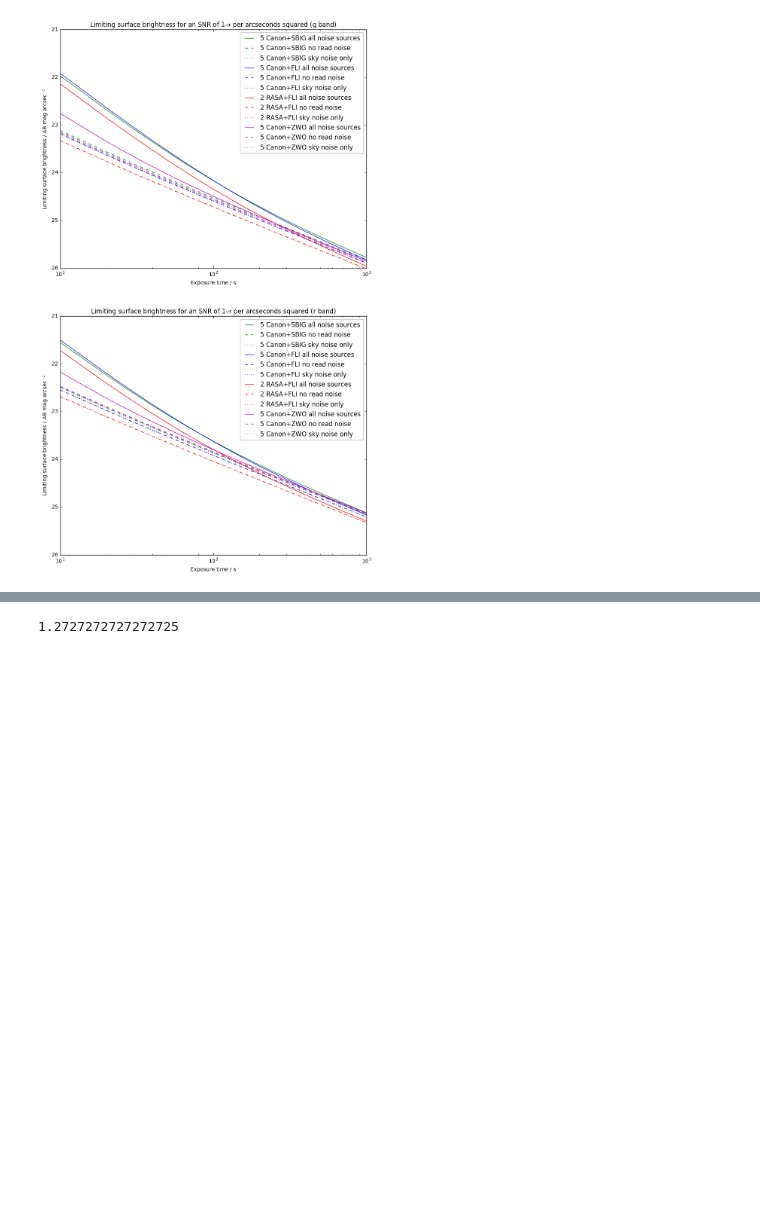
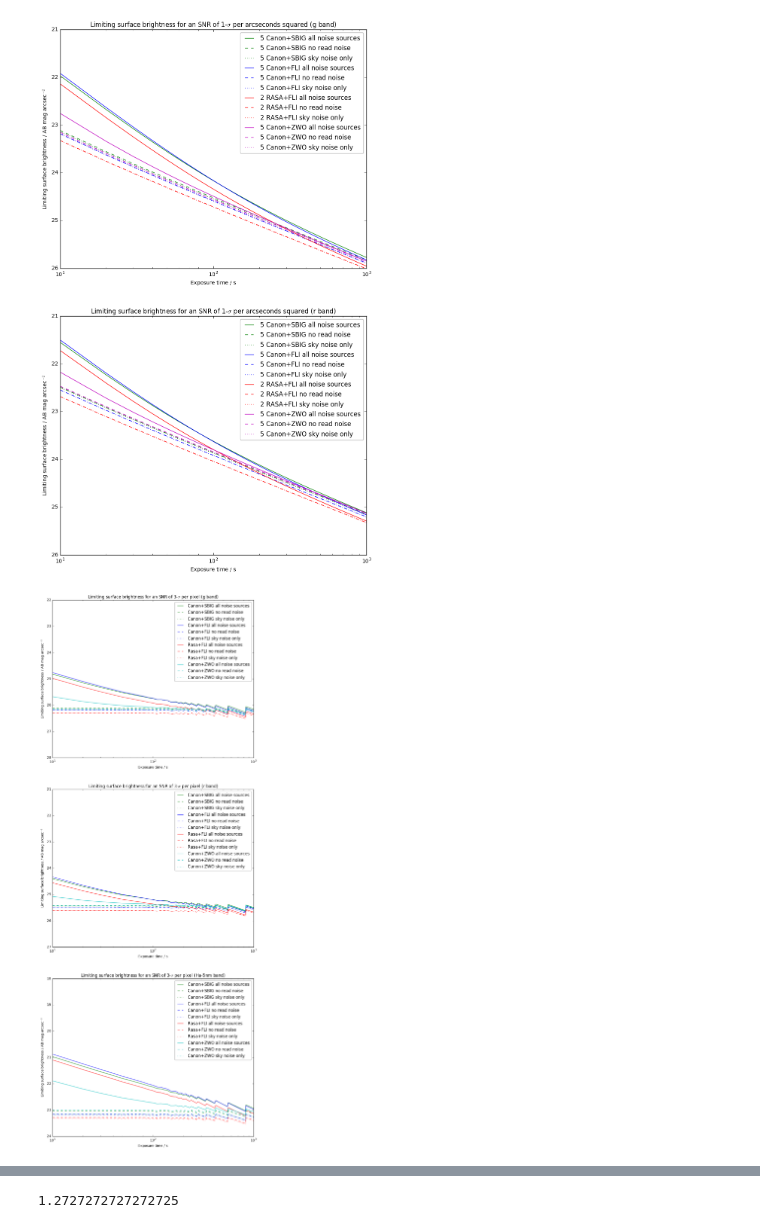
Before and after one commit to AnthonyHorton/signal-to-noise, a Jupyter notebook: Huntsman SNR.ipynb, the cells around one changed output, grey strips where cells are left out. Cells and saved outputs as stored; diff of their text form; code cells hidden in the pictures; blank space fills up the shorter version.

```diff
--- a/Huntsman SNR.ipynb
+++ b/Huntsman SNR.ipynb
@@ -309,3 +310,16 @@ ts, pg2, pgr2, pgi2 = calculate_limits(rasa_fli_g,'per arcseconds squared', 1.0,
 ts, pr2, prr2, pri2 = calculate_limits(rasa_fli_r,'per arcseconds squared', 1.0, 2)
 ts, pg3, pgr3, pgi3 = calculate_limits(canon_zwo_g, 'per arcseconds squared', 1.0, 5)
 ts, pr3, prr3, pri3 = calculate_limits(canon_zwo_r, 'per arcseconds squared', 1.0, 5)
+# %%
+ts, qg, qgr, qgi = calculate_limits(canon_sbig_g, 'per arcseconds squared', 1.0, 5, False)
+ts, qr, qrr, qri = calculate_limits(canon_sbig_r, 'per arcseconds squared', 1.0, 5, False)
+ts, qh, qhr, qhi = calculate_limits(canon_sbig_Ha5, 'per arcseconds squared', 1.0, 5, False)
+ts, qg1, qgr1, qgi1 = calculate_limits(canon_fli_g,'per arcseconds squared', 1.0, 5, False)
+ts, qr1, qrr1, qri1 = calculate_limits(canon_fli_r,'per arcseconds squared', 1.0, 5, False)
+ts, qh1, qhr1, qhi1 = calculate_limits(canon_fli_Ha5,'per arcseconds squared', 1.0, 5, False)
+ts, qg2, qgr2, qgi2 = calculate_limits(rasa_fli_g,'per arcseconds squared', 1.0, 2, False)
+ts, qr2, qrr2, qri2 = calculate_limits(rasa_fli_r,'per arcseconds squared', 1.0, 2, False)
+ts, qh2, qhr2, qhi2 = calculate_limits(rasa_fli_Ha5,'per arcseconds squared', 1.0, 2, False)
+ts, qg3, qgr3, qgi3 = calculate_limits(canon_zwo_g, 'per arcseconds squared', 1.0, 5, False)
+ts, qr3, qrr3, qri3 = calculate_limits(canon_zwo_r, 'per arcseconds squared', 1.0, 5, False)
+ts, qh3, qhr3, qhi3 = calculate_limits(canon_zwo_Ha5, 'per arcseconds squared', 1.0, 5, False)
@@ -312,6 +344,6 @@ ts, pr3, prr3, pri3 = calculate_limits(canon_zwo_r, 'per arcseconds squared', 1.
 # %%
-def sensitivity_plot(times, data1, data2, data3, plot_number, colour, name):
-    plt.subplot(2,1,plot_number)
+def sensitivity_plot(times, data1, data2, data3, plot_number, colour, name, num_rows=2):
+    plt.subplot(num_rows,1,plot_number)
     plt.semilogx(times, data1, '{}-'.format(colour), label='{} all noise sources'.format(name))
     plt.semilogx(times, data2, '{}--'.format(colour), label='{} no read noise'.format(name))
     plt.semilogx(times, data3, '{}:'.format(colour), label='{} sky noise only'.format(name))
@@ -392,6 +424,41 @@ plt.gcf().set_size_inches(10.5,18)
 plt.savefig('sensitivityplot2.png')
 # %% [output]
 [figure]
+# %%
+sensitivity_plot(ts, qg, qgr, qgi, 1, 'g', 'Canon+SBIG', 3)
+sensitivity_plot(ts, qr, qrr, qri, 2, 'g', 'Canon+SBIG', 3)
+sensitivity_plot(ts, qh, qhr, qhi, 3, 'g', 'Canon+SBIG', 3)
+sensitivity_plot(ts, qg1, qgr1, qgi1, 1, 'b', 'Canon+FLI', 3)
+sensitivity_plot(ts, qr1, qrr1, qri1, 2, 'b', 'Canon+FLI', 3)
+sensitivity_plot(ts, qh1, qhr1, qhi1, 3, 'b', 'Canon+FLI', 3)
+sensitivity_plot(ts, qg2, qgr2, qgi2, 1, 'r', 'Rasa+FLI', 3)
+sensitivity_plot(ts, qr2, qrr2, qri2, 2, 'r', 'Rasa+FLI', 3)
+sensitivity_plot(ts, qh2, qhr2, qhi2, 3, 'r', 'Rasa+FLI', 3)
+sensitivity_plot(ts, qg3, qgr3, qgi3, 1, 'c', 'Canon+ZWO', 3)
+sensitivity_plot(ts, qr3, qrr3, qri3, 2, 'c', 'Canon+ZWO', 3)
+sensitivity_plot(ts, qh3, qhr3, qhi3, 3, 'c', 'Canon+ZWO', 3)
+plt.subplot(3,1,1)
+plt.ylim(28,22)
+plt.xlabel('Exposure time / s')
+plt.ylabel('Limiting surface brightness / AB mag arcsec$^{-2}$')
+plt.title('Limiting surface brightness for an SNR of 3-$\sigma$ per pixel (g band)')
+plt.legend(loc='best', fancybox=True, framealpha=0.3)
+plt.subplot(3,1,2)
+plt.ylim(27,21)
+plt.xlabel('Exposure time / s')
+plt.ylabel('Limiting surface brightness / AB mag arcsec$^{-2}$')
+plt.title('Limiting surface brightness for an SNR of 3-$\sigma$ per pixel (r band)')
+plt.legend(loc='best', fancybox=True, framealpha=0.3)
+plt.subplot(3,1,3)
+plt.ylim(24,18)
+plt.xlabel('Exposure time / s')
+plt.ylabel('Limiting surface brightness / AB mag arcsec$^{-2}$')
+plt.title('Limiting surface brightness for an SNR of 3-$\sigma$ per pixel (Ha-5nm band)')
+plt.legend(loc='best', fancybox=True, framealpha=0.3)
+plt.gcf().set_size_inches(10.5,28)
+plt.savefig('sensitivityplot.png')
+# %% [output]
+[figure, added]
 # %%
 exp_time=[10, 30, 100, 300, 1000]
 canon_sbig_gband=[pg[0].value , pg[2].value, pg[9].value, pg[29].value, pg[-1].value]
```
Also changed, not shown: parts of 5 cells of this notebook, 2 other files.
